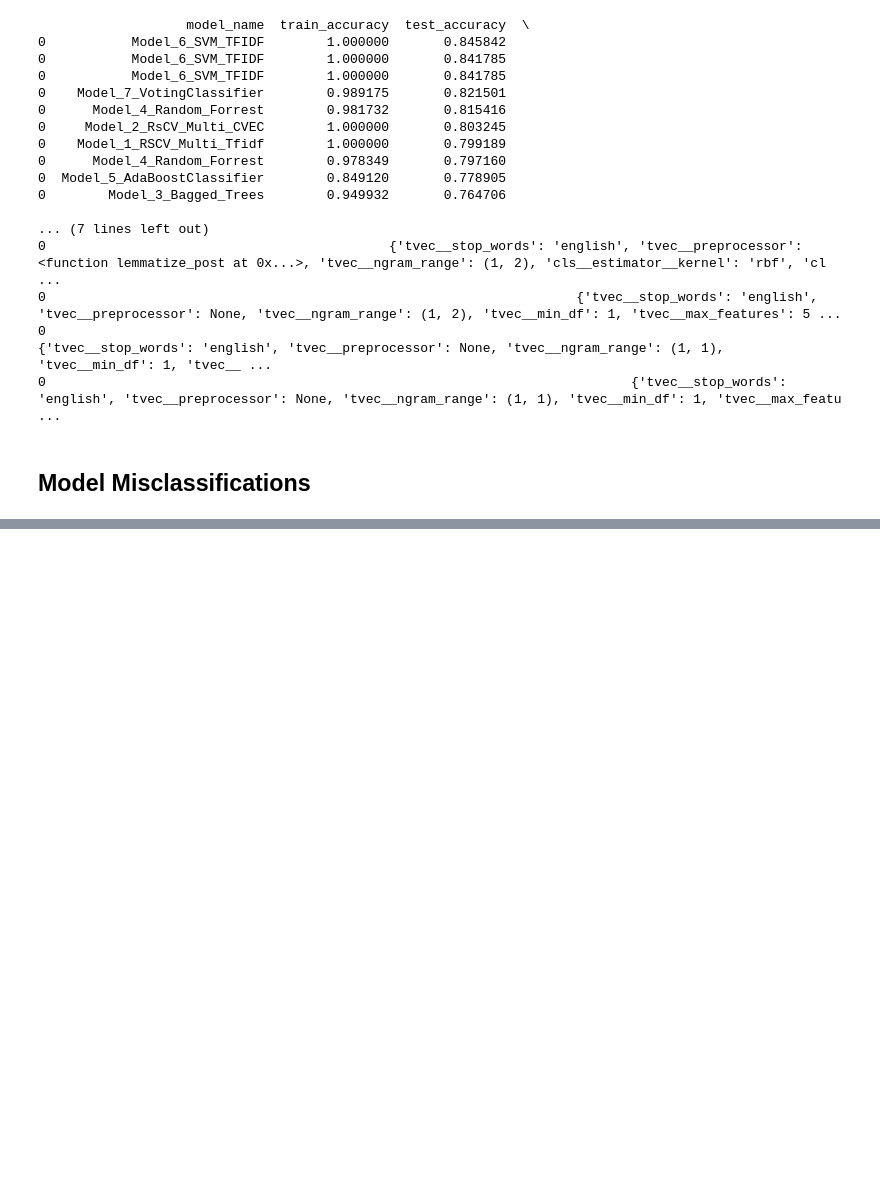
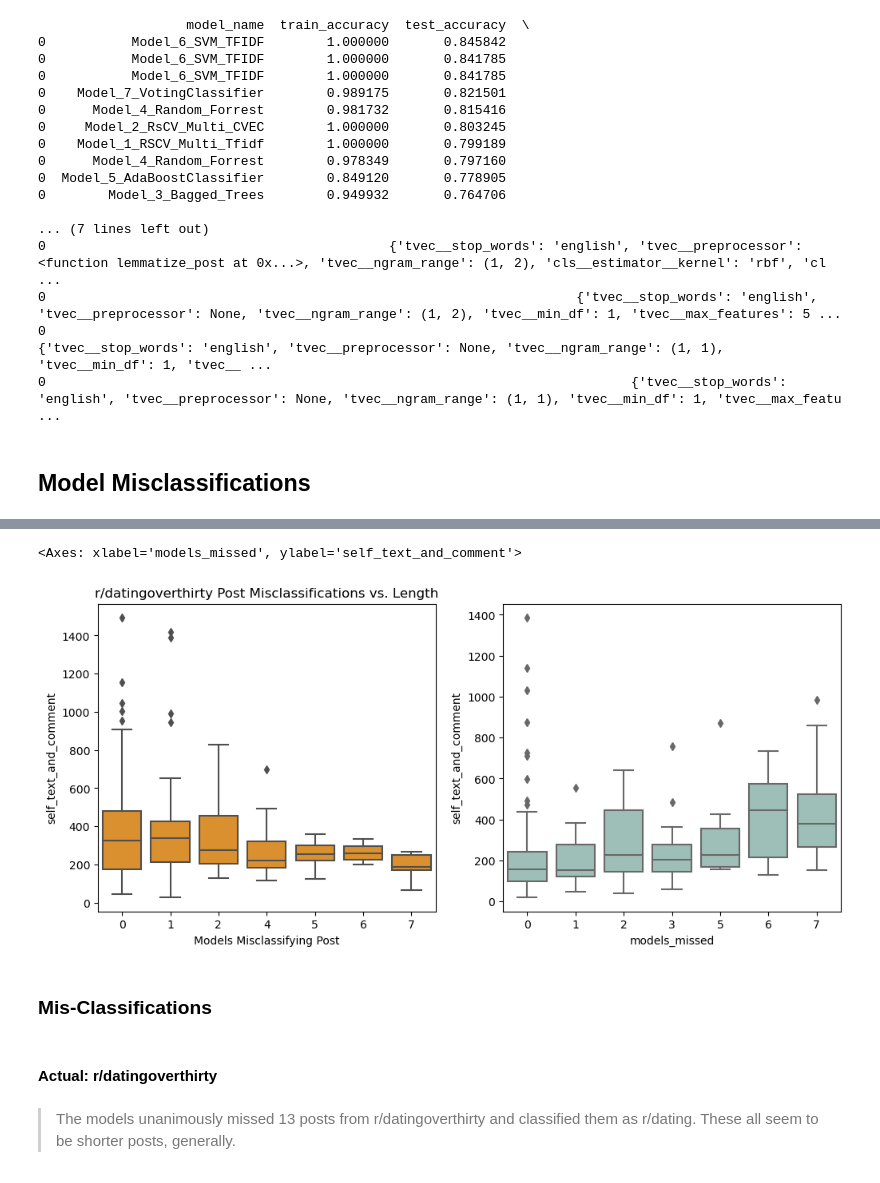
Before and after one commit to bobadams1/reddit_classifier, a Jupyter notebook: code/03_Modeling.ipynb, the cells around one changed output, grey strips where cells are left out. Cells and saved outputs as stored; diff of their text form; code cells hidden in the pictures; blank space fills up the shorter version.

```diff
--- a/code/03_Modeling.ipynb
+++ b/code/03_Modeling.ipynb
@@ -887,0 +930,21 @@ model_predictions.co
+# %%
+fig, (ax1,ax2) = plt.subplots(1,2, figsize = (12,5))
+
+sns.boxplot(ax = ax1, x=model_predictions.loc[model_predictions['subreddit']==1, 'models_missed'],
+            y = model_predictions.loc[model_predictions['subreddit']==1, 'self_text_and_comment'].str.split(' ').str.len(),color = '#f79411')
+ax1.set_title('r/datingoverthirty Post Misclassifications vs. Length')
+ax1.set_xlabel('Models Misclassifying Post')
+ax1.set_ylabel('')
+
+sns.boxplot(ax = ax2, x=model_predictions.loc[model_predictions['subreddit']==0, 'models_missed'],
+            y = model_predictions.loc[model_predictions['subreddit']==0, 'self_text_and_comment'].str.split(' ').str.len(), color = '#98c4ba')
+# %% [output]
+<Axes: xlabel='models_missed', ylabel='self_text_and_comment'>
+[figure, added]
+# %% [markdown]
+### Mis-Classifications
+# %% [markdown]
+#### Actual: r/datingoverthirty
+# %% [markdown]
+> The models unanimously missed 13 posts from r/datingoverthirty and classified them as r/dating.
+> These all seem to be shorter posts, generally.
```
Also changed, not shown: parts of 11 cells of this notebook, 3 other files.
